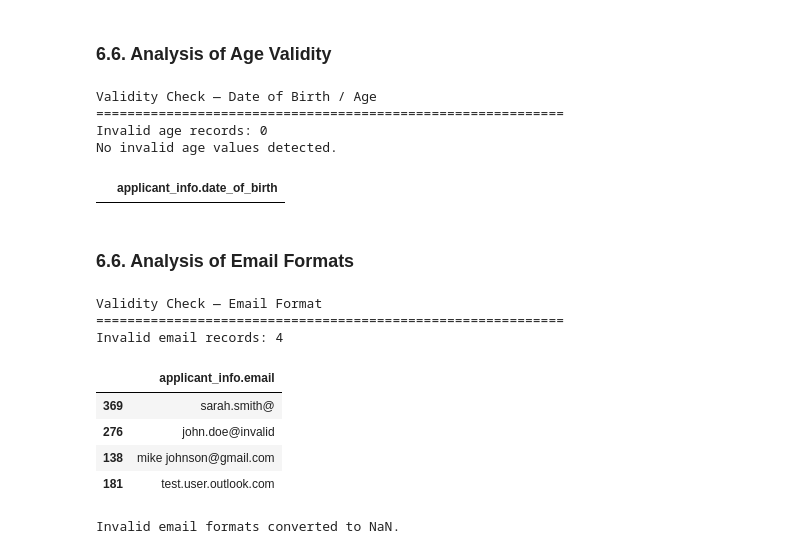
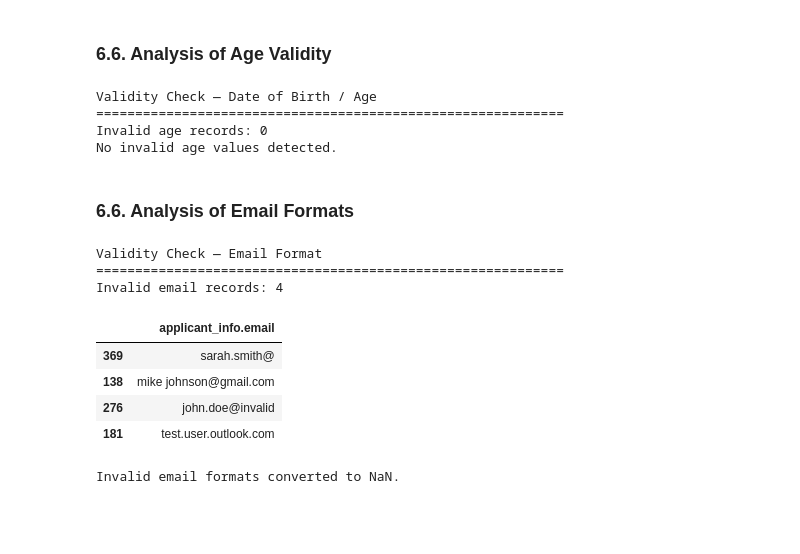
Before and after one commit to lauraaandrada/dego-project-team2, a Jupyter notebook: notebooks/01-Data-Quality.ipynb, the cells around one changed output. Saved outputs shown, nothing was run; the diff lists cells and outputs as text; code cells hidden in the pictures; blank space fills up the shorter version.

```diff
--- a/notebooks/01-Data-Quality.ipynb
+++ b/notebooks/01-Data-Quality.ipynb
@@ -1584,8 +1585,7 @@ print("\nValidity Check — Date of Birth / Age")
 print("=" * 60)
 
 df["applicant_info.date_of_birth"] = pd.to_datetime(
-    df["applicant_info.date_of_birth"], errors="coerce"
-)
+    df["applicant_info.date_of_birth"], errors="coerce")
 
 age = (pd.Timestamp.today() - df["applicant_info.date_of_birth"]).dt.days / 365
 
@@ -1602,30 +1602,28 @@ Validity Check — Date of Birth / Age
 ============================================================
 Invalid age records: 0
 No invalid age values detected.
-|  | applicant_info.date_of_birth |
 # %% [markdown]
 ### **6.6. Analysis of Email Formats**
 # %%
 print("Validity Check — Email Format")
 print("=" * 60)
 
 invalid_email = df[
     df["applicant_info.email"].notna() &
     ~df["applicant_info.email"].astype(str).str.match(
         r'^[A-Za-z0-9._%+-]+@[A-Za-z0-9.-]+\.[A-Za-z]{2,}$',
-        na=False
-    )]
+        na=False)]
 
 print("Invalid email records:", len(invalid_email))
 display(invalid_email[["applicant_info.email"]].head())
 # %% [output]
 Validity Check — Email Format
 ============================================================
 Invalid email records: 4
 |  | applicant_info.email |
 | 369 | sarah.smith@ |
+| 138 | mike johnson@gmail.com |
 | 276 | john.doe@invalid |
-| 138 | mike johnson@gmail.com |
 | 181 | test.user.outlook.com |
 # %%
 df.loc[~df["applicant_info.email"].astype(str).str.match(
```
Also changed, not shown: parts of 16 cells of this notebook.
